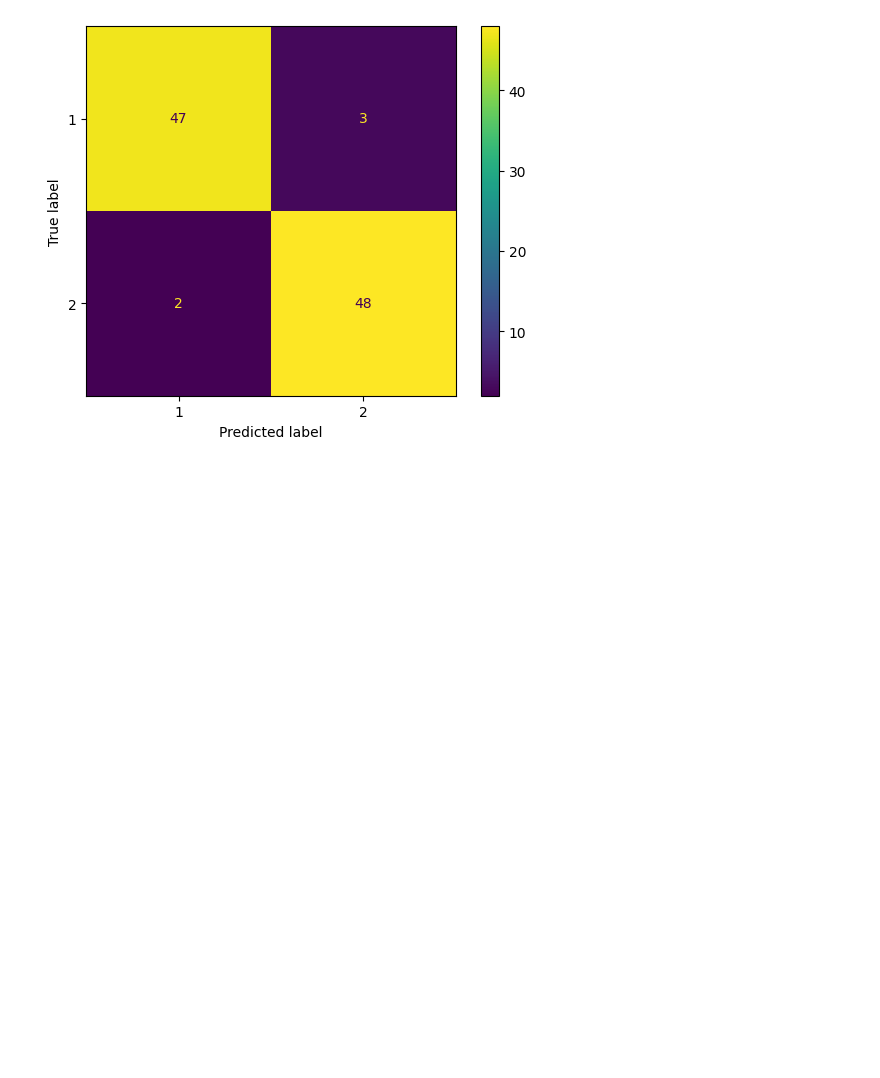
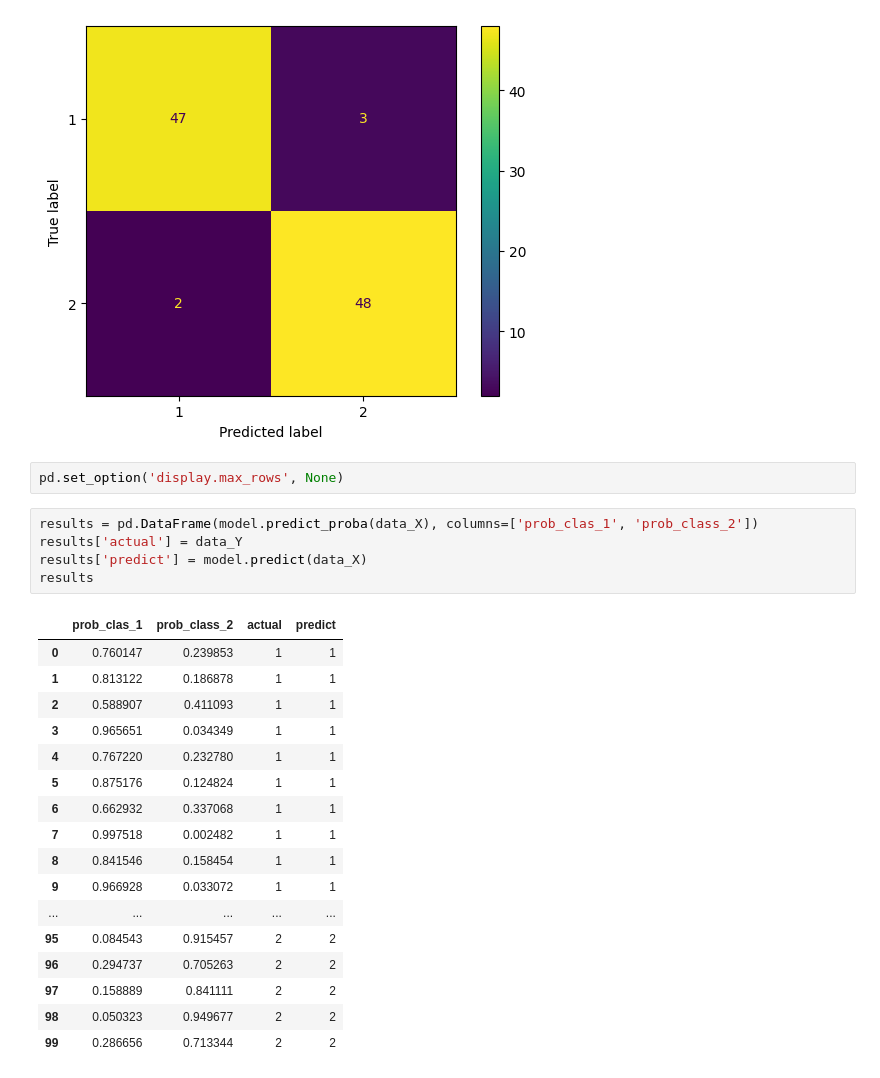
Before and after one commit to Kamil128/Klasyfikacja_SDA, a Jupyter notebook: Test.ipynb, the cells around one changed output. Cells and saved outputs as stored; diff of their text form; blank space fills up the shorter version.

Commit message:
update results

```diff
--- a/Test.ipynb
+++ b/Test.ipynb
@@ -143,3 +143,28 @@ from sklearn.metrics import ConfusionMatrixDisplay
 disp = ConfusionMatrixDisplay.from_estimator(model, data_X, data_Y)
 # %% [output]
 [figure]
+# %%
+pd.set_option('display.max_rows', None)
+# %%
+results = pd.DataFrame(model.predict_proba(data_X), columns=['prob_clas_1', 'prob_class_2'])
+results['actual'] = data_Y
+results['predict'] = model.predict(data_X)
+results
+# %% [output]
+|  | prob_clas_1 | prob_class_2 | actual | predict |
+| 0 | 0.760147 | 0.239853 | 1 | 1 |
+| 1 | 0.813122 | 0.186878 | 1 | 1 |
+| 2 | 0.588907 | 0.411093 | 1 | 1 |
+| 3 | 0.965651 | 0.034349 | 1 | 1 |
+| 4 | 0.767220 | 0.232780 | 1 | 1 |
+| 5 | 0.875176 | 0.124824 | 1 | 1 |
+| 6 | 0.662932 | 0.337068 | 1 | 1 |
+| 7 | 0.997518 | 0.002482 | 1 | 1 |
+| 8 | 0.841546 | 0.158454 | 1 | 1 |
+| 9 | 0.966928 | 0.033072 | 1 | 1 |
+| ... | ... | ... | ... | ... |
+| 95 | 0.084543 | 0.915457 | 2 | 2 |
+| 96 | 0.294737 | 0.705263 | 2 | 2 |
+| 97 | 0.158889 | 0.841111 | 2 | 2 |
+| 98 | 0.050323 | 0.949677 | 2 | 2 |
+| 99 | 0.286656 | 0.713344 | 2 | 2 |
```
